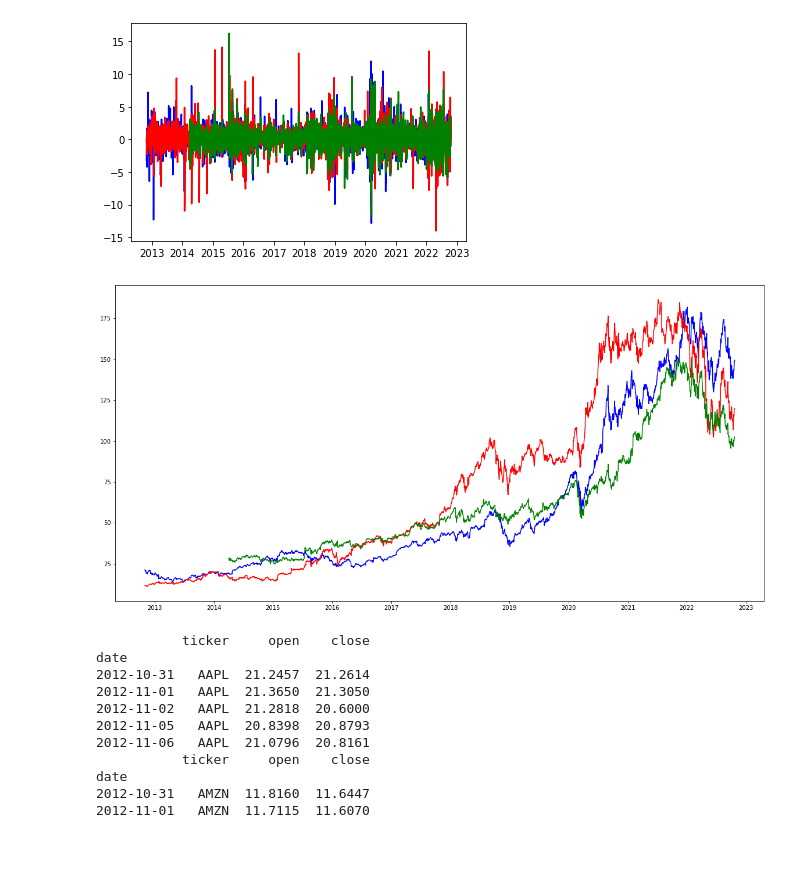
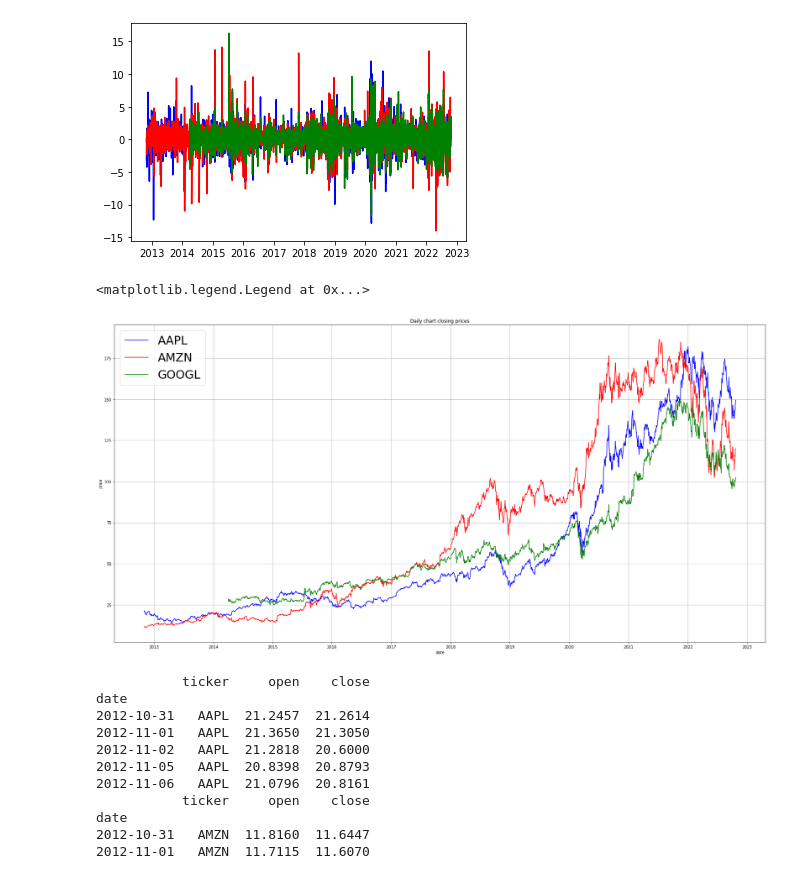
Before and after one commit to lyndsaywylie/Project-1, a Jupyter notebook: lyns.ipynb, the cells around one changed output. Drawn from its saved outputs; the diff is of its cells as text; code cells hidden in the pictures; blank space fills up the shorter version.

Commit message:
update legend for linechart

```diff
--- a/lyns.ipynb
+++ b/lyns.ipynb
@@ -157,4 +157,10 @@ merge_prices
 merge_bch = aapl_bch.merge(amzn_bch, on='date', how='left')
 merge_bch = merge_bch.merge(googl_bch, on="date", how="left")
 merge_bch.head()
+
+#reorder columns
+merge_pctchange= merge_pctchange[['date','AAPL','GOOGL', "AMZN"]]
+merge_prices= merge_prices[['date','AAPL','GOOGL', "AMZN"]]
+merge_bch= merge_bch[['date','AAPL','GOOGL', "AMZN"]]
+merge_bch
 # %% [output]
@@ -172,12 +185,18 @@ plt.show()
 # %% [output]
 [figure]
 # %%
-plt.figure(figsize=(20,10))
-aapl_daily_chart, = plt.plot(merge_bch["date"], merge_bch["AAPL"], color='blue', label="Sine")
-amzn_daily_chart, = plt.plot(merge_bch["date"], merge_bch["AMZN"], color='red', label="Sine")
-googl_daily_chart, = plt.plot(merge_bch["date"], merge_bch["GOOGL"], color='green', label="Sine")
+plt.figure(figsize=(30,15))
+aapl_daily_chart, = plt.plot(merge_bch["date"], merge_bch["AAPL"], color='blue', label="AAPL")
+amzn_daily_chart, = plt.plot(merge_bch["date"], merge_bch["AMZN"], color='red', label="AMZN")
+googl_daily_chart, = plt.plot(merge_bch["date"], merge_bch["GOOGL"], color='green', label="GOOGL")
+plt.grid()
+plt.xlabel("date")
+plt.ylabel("price")
+plt.title("Daily chart closing prices")
+plt.legend(fontsize = "30",loc="upper left")
 # %% [output]
+<matplotlib.legend.Legend at 0x...>
-[figure, old version]
+[figure, new version]
 # %%
 #Divide dataframes into new dataframes by ticker
 aapl_daily = dummy[dummy["ticker"] == "AAPL"]
```
Also changed, not shown: parts of 2 cells of this notebook.
